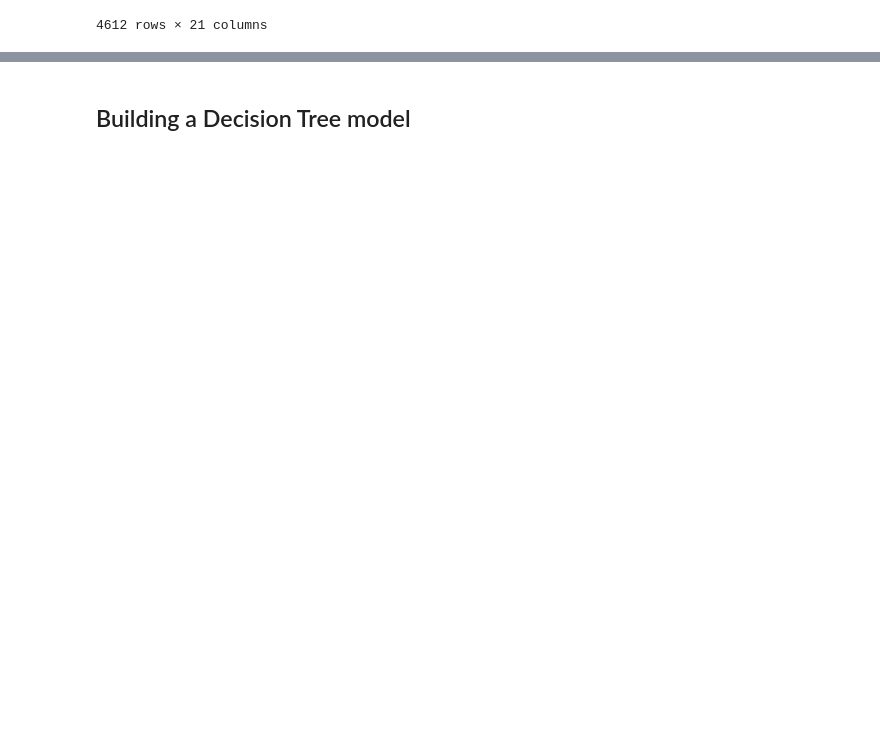
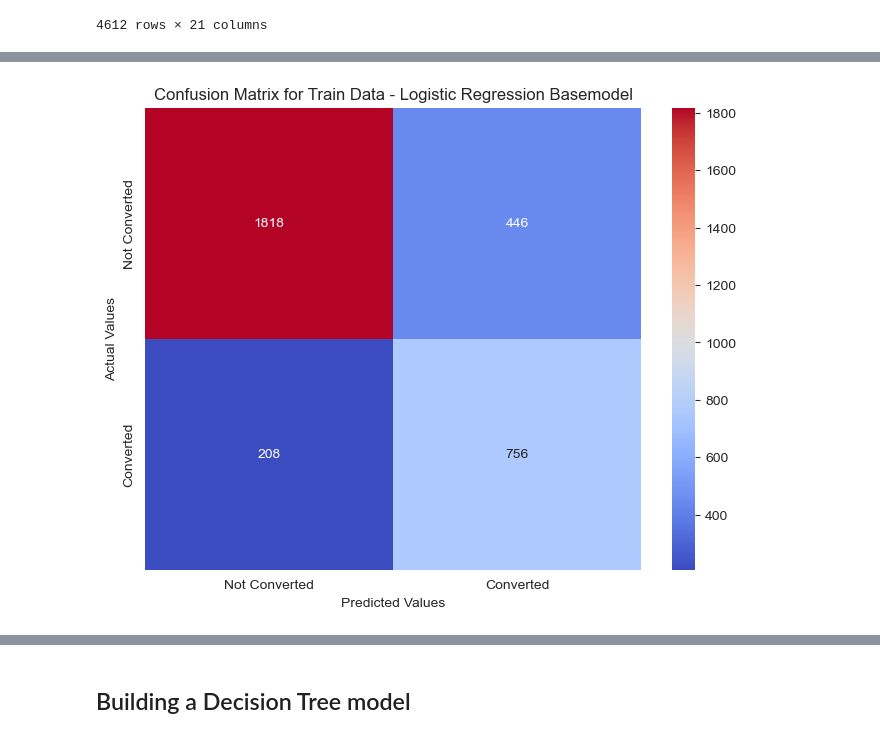
Before and after one commit to Xipilscode/Customer_Churn_ML-Predictive_Analytics, a Jupyter notebook: customer_growth.ipynb, the cells around one changed output, grey strips where cells are left out. Saved outputs shown, nothing was run; the diff lists cells and outputs as text; code cells hidden in the pictures; blank space fills up the shorter version.

```diff
--- a/customer_growth.ipynb
+++ b/customer_growth.ipynb
@@ -848,0 +843,7 @@ Recall is Key: Given the cost of missing out on a potential customer, recall mig
+# %%
+# Split Features and target var
+X = scaled_model_df.drop('status', axis=1)
+y = scaled_model_df['status']
+
+# Splitting the dataset
+X_train, X_test, y_train, y_test = train_test_split(X, y, test_size=0.3, random_state=1, stratify=y)
@@ -848,0 +864,6 @@ Recall is Key: Given the cost of missing out on a potential customer, recall mig
+# %%
+# Instantiate SMOTE
+smote = SMOTE(random_state=1)
+
+# Apply it to training data
+X_train_smote, y_train_smote = smote.fit_resample(X_train, y_train)
@@ -848,0 +872,4 @@ Recall is Key: Given the cost of missing out on a potential customer, recall mig
+# %%
+# Instantiate and fit model with the training data
+logreg = LogisticRegression(random_state=1)
+logreg.fit(X_train_smote, y_train_smote)
@@ -848,0 +878,6 @@ Recall is Key: Given the cost of missing out on a potential customer, recall mig
+# %%
+# Evaluate training model
+y_train_pred = logreg.predict(X_train)
+print("Training Set Evaluation:")
+print("Classification Report:\n", classification_report(y_train, y_train_pred))
+print("Accuracy Score:", accuracy_score(y_train, y_train_pred))
@@ -848,0 +897,15 @@ Recall is Key: Given the cost of missing out on a potential customer, recall mig
+# %%
+# Compute and plot confusion matrix for train set
+cm_train = confusion_matrix(y_train, y_train_pred)
+plt.figure(figsize=(8, 6))
+sns.heatmap(cm_train, annot=True, fmt="d", cmap='coolwarm', xticklabels=['Not Converted', 'Converted'],
+            yticklabels=['Not Converted', 'Converted'])
+plt.title('Confusion Matrix for Train Data - Logistic Regression Basemodel')
+plt.ylabel('Actual Values')
+plt.xlabel('Predicted Values')
+
+# Save plot
+plt.savefig('images/conf_matrix_train_log_reg_base.png',  dpi=300)
+plt.show()
+# %% [output]
+[figure, added]
```
Also changed, not shown: parts of 67 cells of this notebook, 5 other files.
